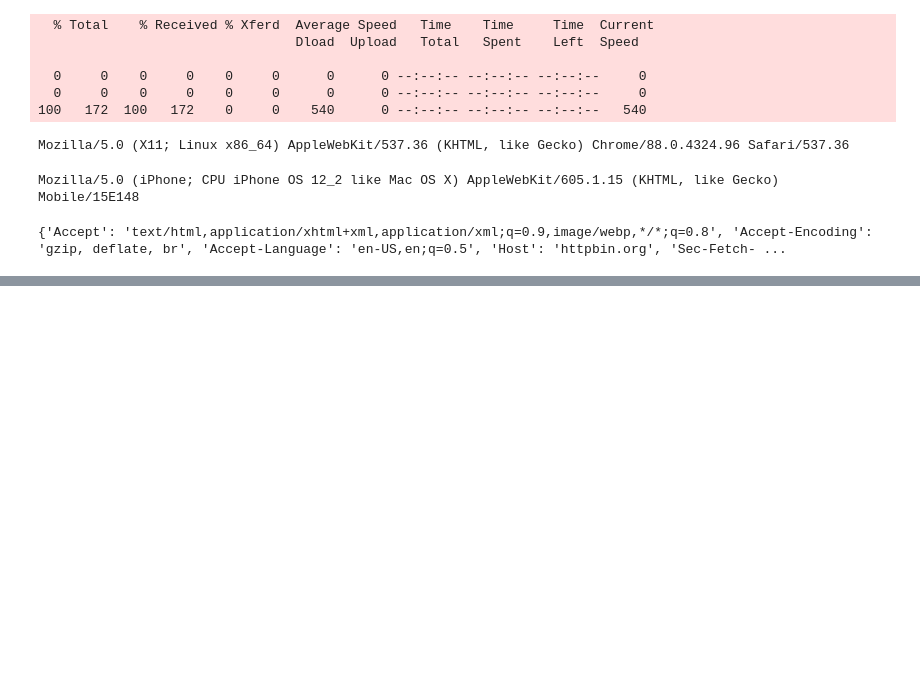
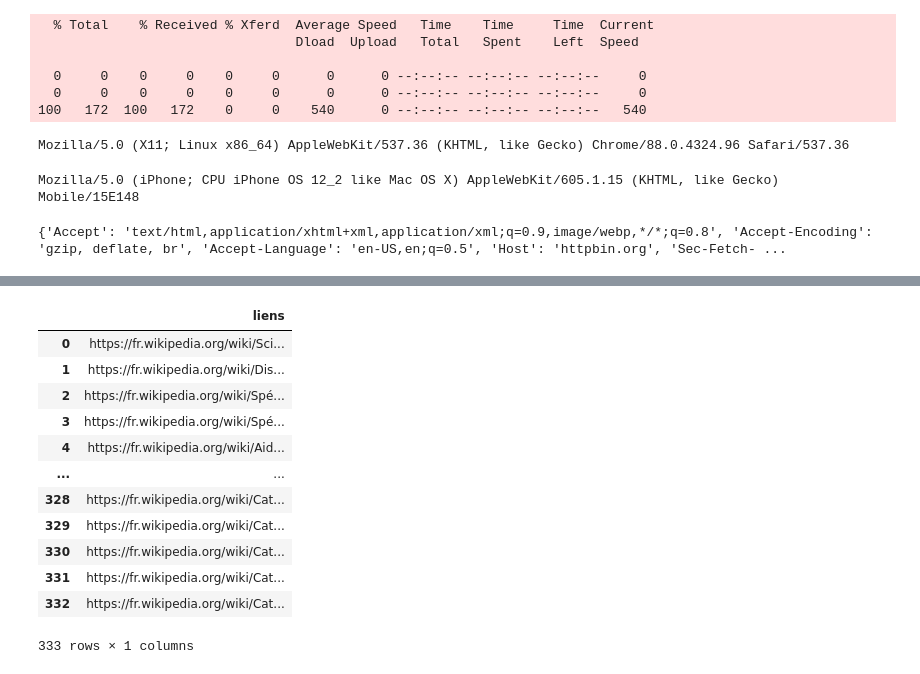
Before and after one commit to GitGud31/web-scrapping-course, a Jupyter notebook: jour1.ipynb, the cells around one changed output, grey strips where cells are left out. Cells and saved outputs as stored; diff of their text form; code cells hidden in the pictures; blank space fills up the shorter version.

```diff
--- a/jour1.ipynb
+++ b/jour1.ipynb
@@ -357,0 +534,8 @@ print(response.json()['headers'])
+# %%
+from urllib.parse import unquote
+
+decoded_urls = [unquote(url) for url in liens]
+
+for i,url in enumerate(decoded_urls):
+    print(url)
+    if i==4: break
@@ -357,0 +552,3 @@ print(response.json()['headers'])
+# %%
+list_of_article_links = [ link["href"] for link in links ]
+list_of_article_links = [unquote(url) for url in list_of_article_links]; list_of_article_links[:10]
@@ -357,0 +610,18 @@ print(response.json()['headers'])
+# %%
+import pandas as pd
+
+pd.DataFrame(list_article_links_complete, columns=['liens'])
+# %% [output]
+|  | liens |
+| 0 | https://fr.wikipedia.org/wiki/Sci... |
+| 1 | https://fr.wikipedia.org/wiki/Dis... |
+| 2 | https://fr.wikipedia.org/wiki/Spé... |
+| 3 | https://fr.wikipedia.org/wiki/Spé... |
+| 4 | https://fr.wikipedia.org/wiki/Aid... |
+| ... | ... |
+| 328 | https://fr.wikipedia.org/wiki/Cat... |
+| 329 | https://fr.wikipedia.org/wiki/Cat... |
+| 330 | https://fr.wikipedia.org/wiki/Cat... |
+| 331 | https://fr.wikipedia.org/wiki/Cat... |
+| 332 | https://fr.wikipedia.org/wiki/Cat... |
+333 rows × 1 columns
```
Also changed, not shown: parts of 33 cells of this notebook.
